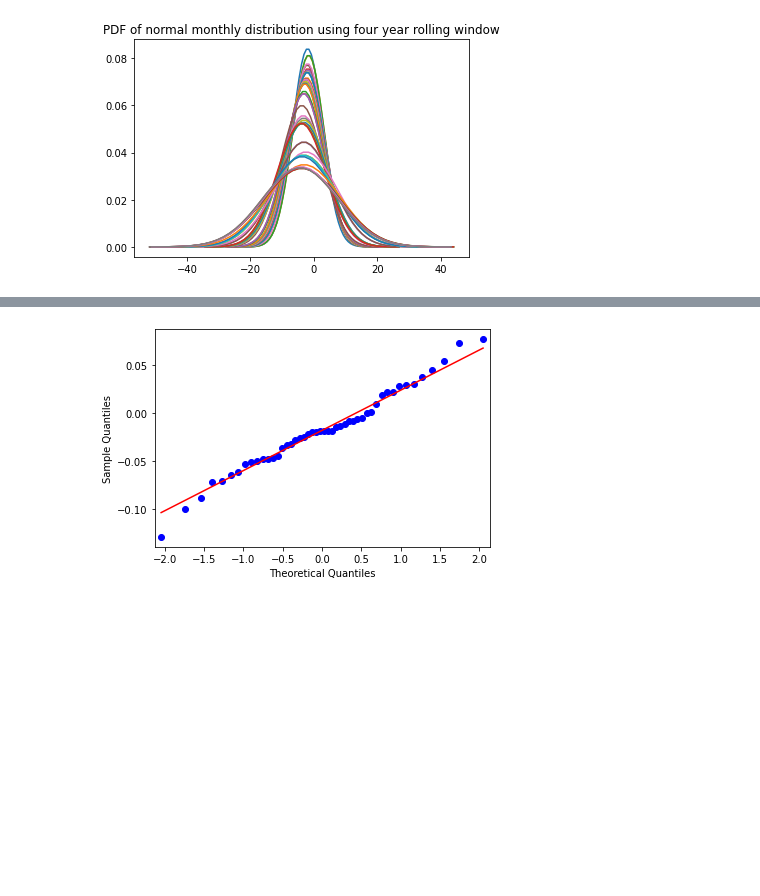
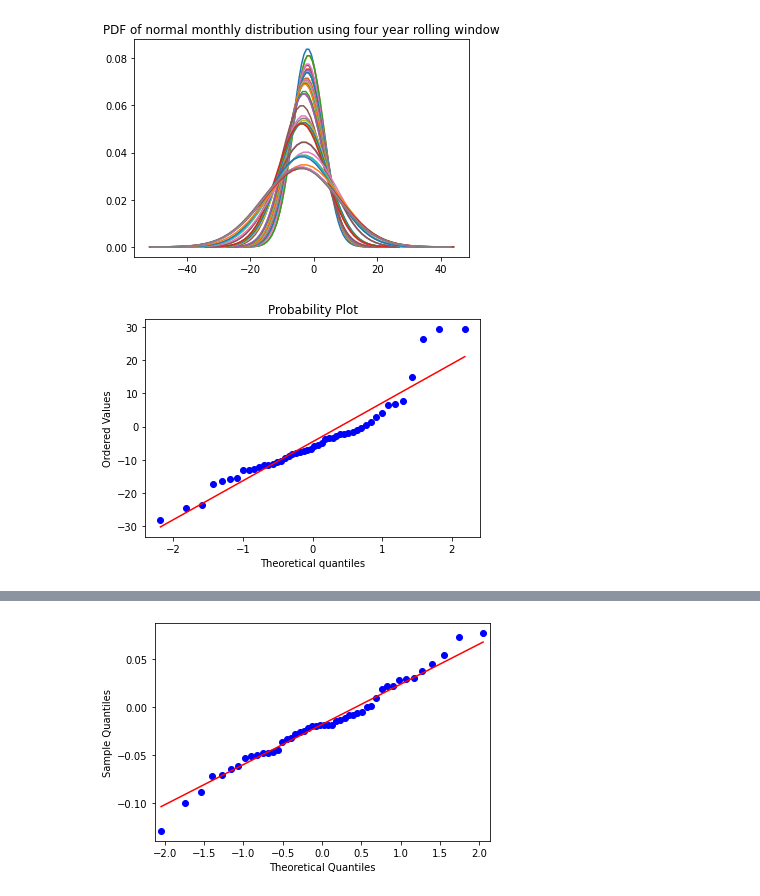
Before and after one commit to ZiyueNie/575, a Jupyter notebook: src/P2.ipynb, the cells around one changed output, grey strips where cells are left out. Cells and saved outputs as stored; diff of their text form; code cells hidden in the pictures; blank space fills up the shorter version.

```diff
--- a/src/P2.ipynb
+++ b/src/P2.ipynb
@@ -498,3 +498,15 @@ scale = ks[2]
 #print(scale)
 ks2 = t.rvs(df=df,loc=loc,scale=scale,size=len(DApp))
 ss.ks_2samp(DApp,ks2)
+# %%
+with open('loss1.csv') as file:
+    reader=csv.reader(file)
+    rows=[row for row in reader]
+    Loss=[row[1] for row in rows[49:97]]
+    Loss=[float(l) for l in Loss]
+    Loss=sorted(Loss)
+    Loss=np.array(Loss)
+    ss.probplot(Loss, dist="norm", plot=plt)
+    plt.show()
+# %% [output]
+[figure, added]
```
Also changed, not shown: parts of 2 cells of this notebook.
